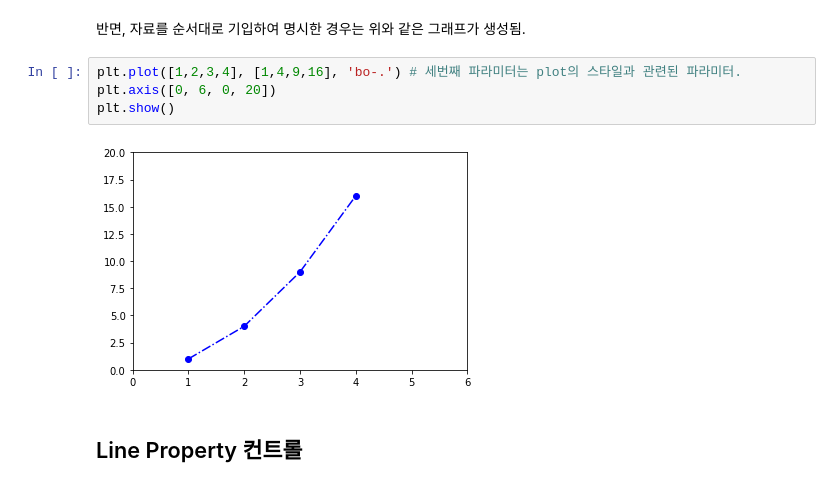
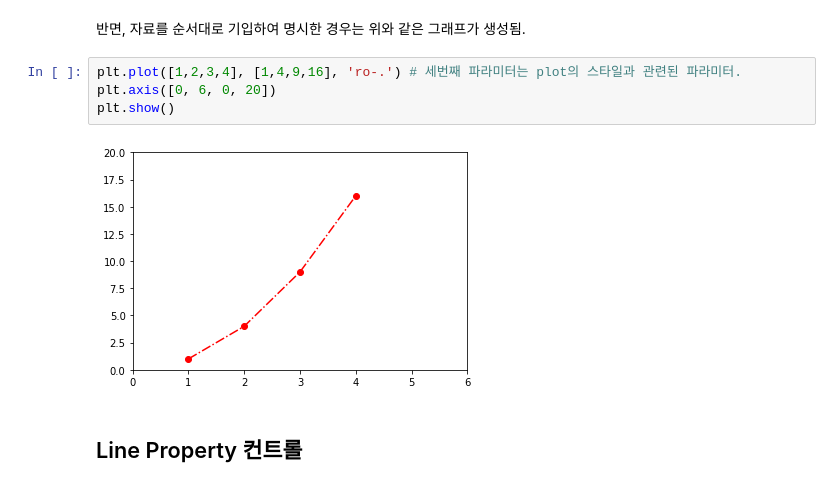
Before and after one commit to fastcampus-PPC/python-programming-camp, a Jupyter notebook: 07-Visualization/07-1-Visualizing.ipynb, the cells around one changed output. Drawn from its saved outputs; the diff is of its cells as text.

```diff
--- a/07-Visualization/07-1-Visualizing.ipynb
+++ b/07-Visualization/07-1-Visualizing.ipynb
@@ -34,11 +34,11 @@ plt.show()
 # %% [markdown]
 반면, 자료를 순서대로 기입하여 명시한 경우는 위와 같은 그래프가 생성됨.
 # %%
-plt.plot([1,2,3,4], [1,4,9,16], 'bo-.') # 세번째 파라미터는 plot의 스타일과 관련된 파라미터.
+plt.plot([1,2,3,4], [1,4,9,16], 'ro-.') # 세번째 파라미터는 plot의 스타일과 관련된 파라미터.
 plt.axis([0, 6, 0, 20])
 plt.show()
 # %% [output]
-[figure, old version]
+[figure, new version]
 # %% [markdown]
 ## Line Property 컨트롤
 # %%
```
Also changed, not shown: parts of 2 cells of this notebook, 2 other files.
